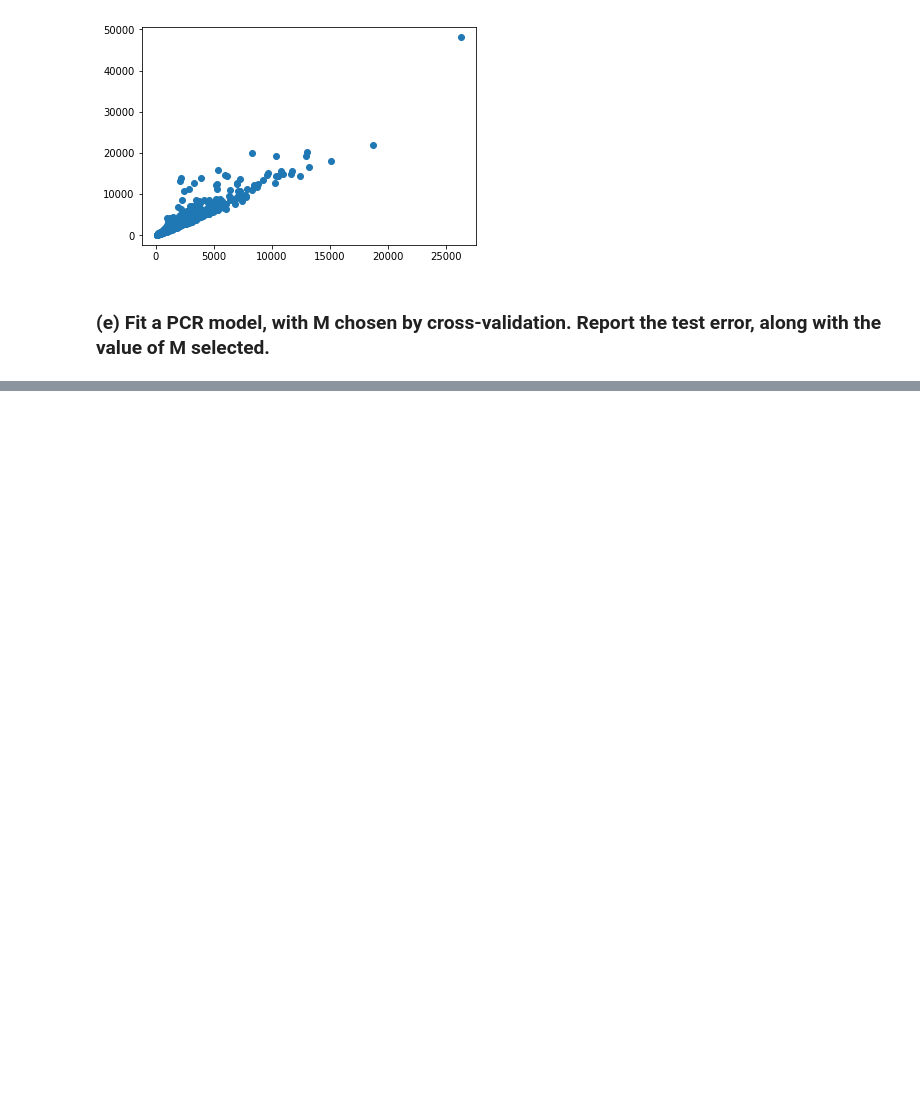
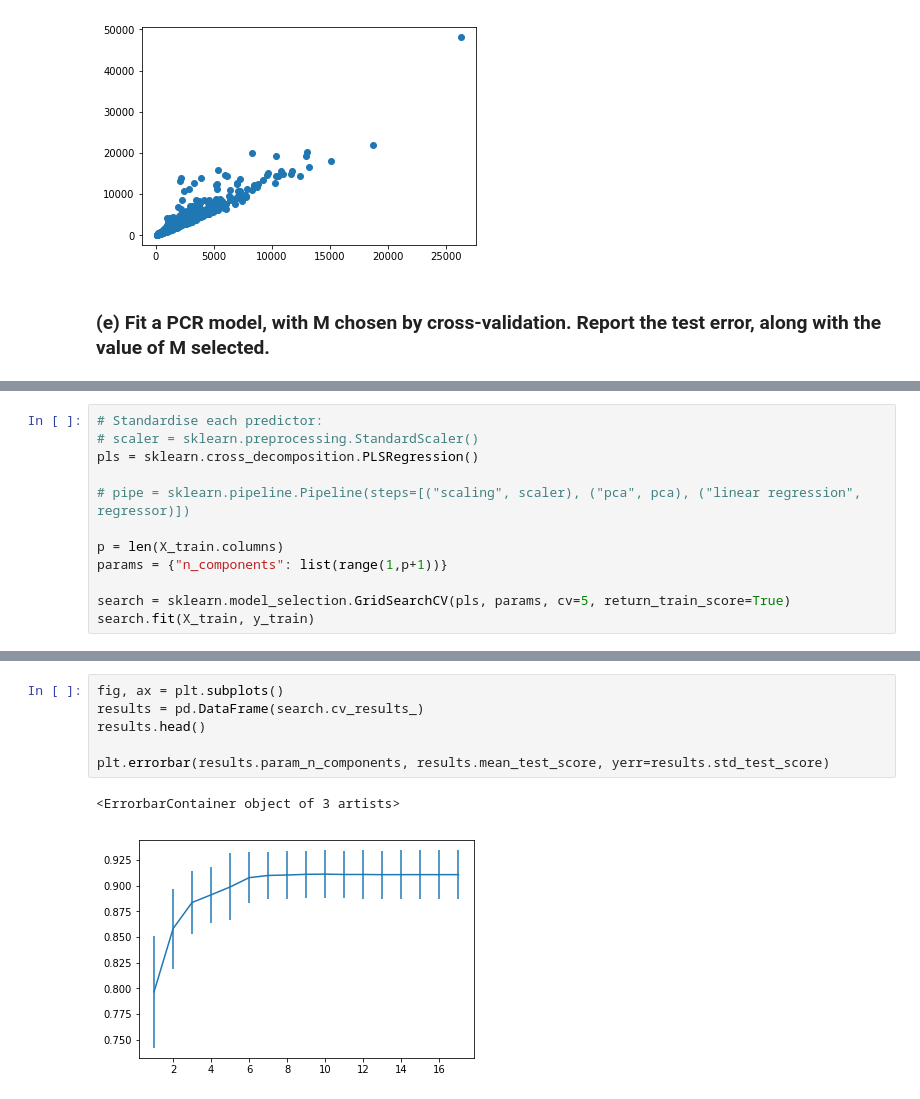
Before and after one commit to wllgrnt/islr-python-examples, a Jupyter notebook: Chapter6/question9.ipynb, the cells around one changed output, grey strips where cells are left out. Saved outputs shown, nothing was run; the diff lists cells and outputs as text; blank space fills up the shorter version.

```diff
--- a/Chapter6/question9.ipynb
+++ b/Chapter6/question9.ipynb
@@ -88,0 +153,12 @@ plt.scatter(college["Accept"], college["Apps"])  # Lasso suggests a roughly one-
+# %%
+# Standardise each predictor:
+# scaler = sklearn.preprocessing.StandardScaler()
+pls = sklearn.cross_decomposition.PLSRegression()
+
+# pipe = sklearn.pipeline.Pipeline(steps=[("scaling", scaler), ("pca", pca), ("linear regression", regressor)])
+
+p = len(X_train.columns)
+params = {"n_components": list(range(1,p+1))}
+
+search = sklearn.model_selection.GridSearchCV(pls, params, cv=5, return_train_score=True)
+search.fit(X_train, y_train)
@@ -88,0 +181,9 @@ plt.scatter(college["Accept"], college["Apps"])  # Lasso suggests a roughly one-
+# %%
+fig, ax = plt.subplots()
+results = pd.DataFrame(search.cv_results_)
+results.head()
+
+plt.errorbar(results.param_n_components, results.mean_test_score, yerr=results.std_test_score)
+# %% [output]
+<ErrorbarContainer object of 3 artists>
+[figure, added]
```
Also changed, not shown: parts of 10 cells of this notebook.
